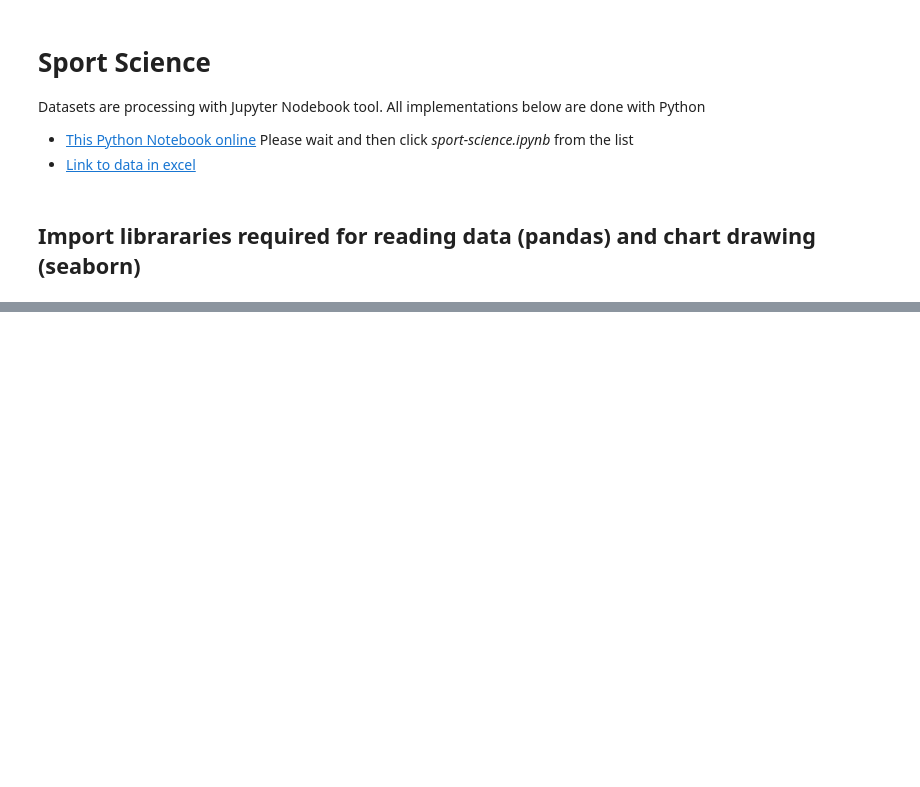
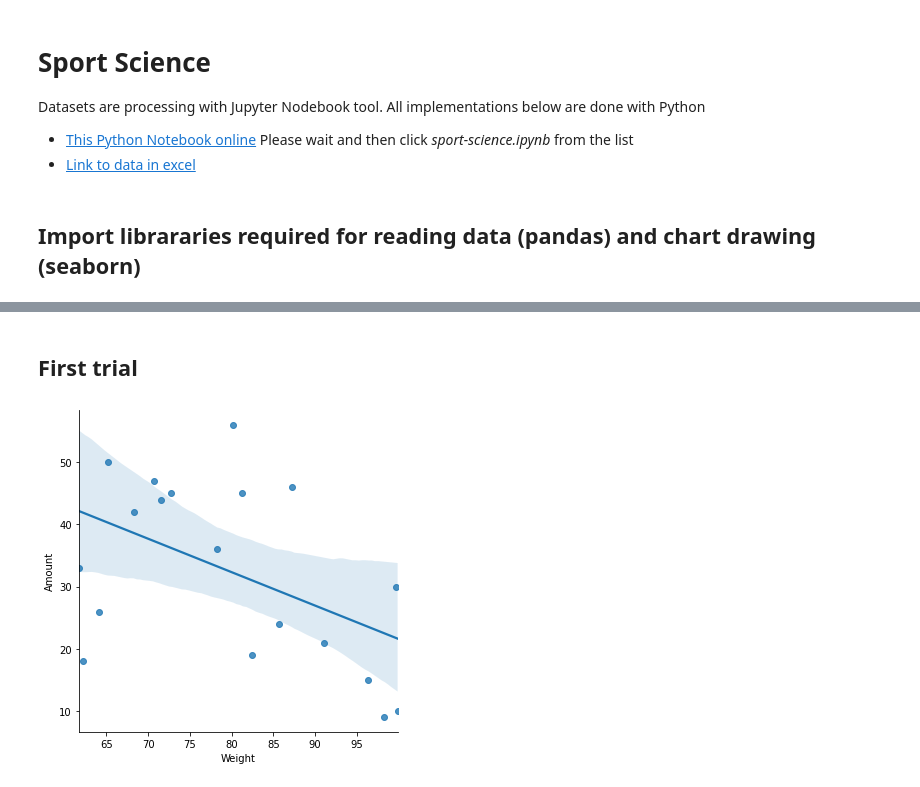
Before and after one commit to staszekj/jakub-sport-science, a Jupyter notebook: sport-science.ipynb, the cells around one changed output, grey strips where cells are left out. Saved outputs shown, nothing was run; the diff lists cells and outputs as text; code cells hidden in the pictures; blank space fills up the shorter version.

```diff
--- a/sport-science.ipynb
+++ b/sport-science.ipynb
@@ -14,0 +25,7 @@ import matplotlib.pyplot as plt
+# %% [markdown]
+## First trial
+# %%
+dataTrial1 = csvData.loc[csvData['TrialName'] == 'Trial 1'];
+sns.lmplot(x="Weight", y="Amount", data=dataTrial1);
+# %% [output]
+[figure, added]
```
Also changed, not shown: parts of 11 cells of this notebook, 1 other file.
